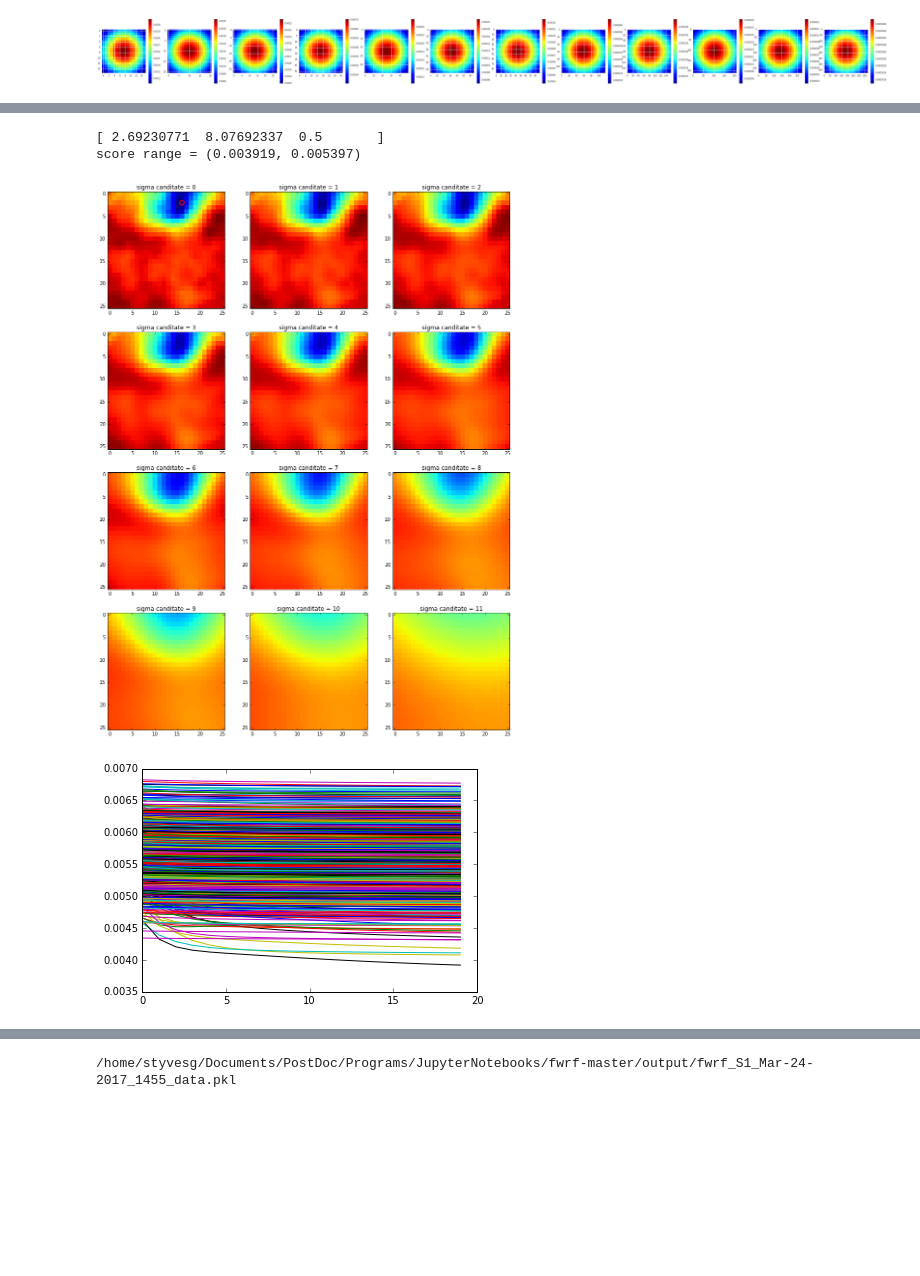
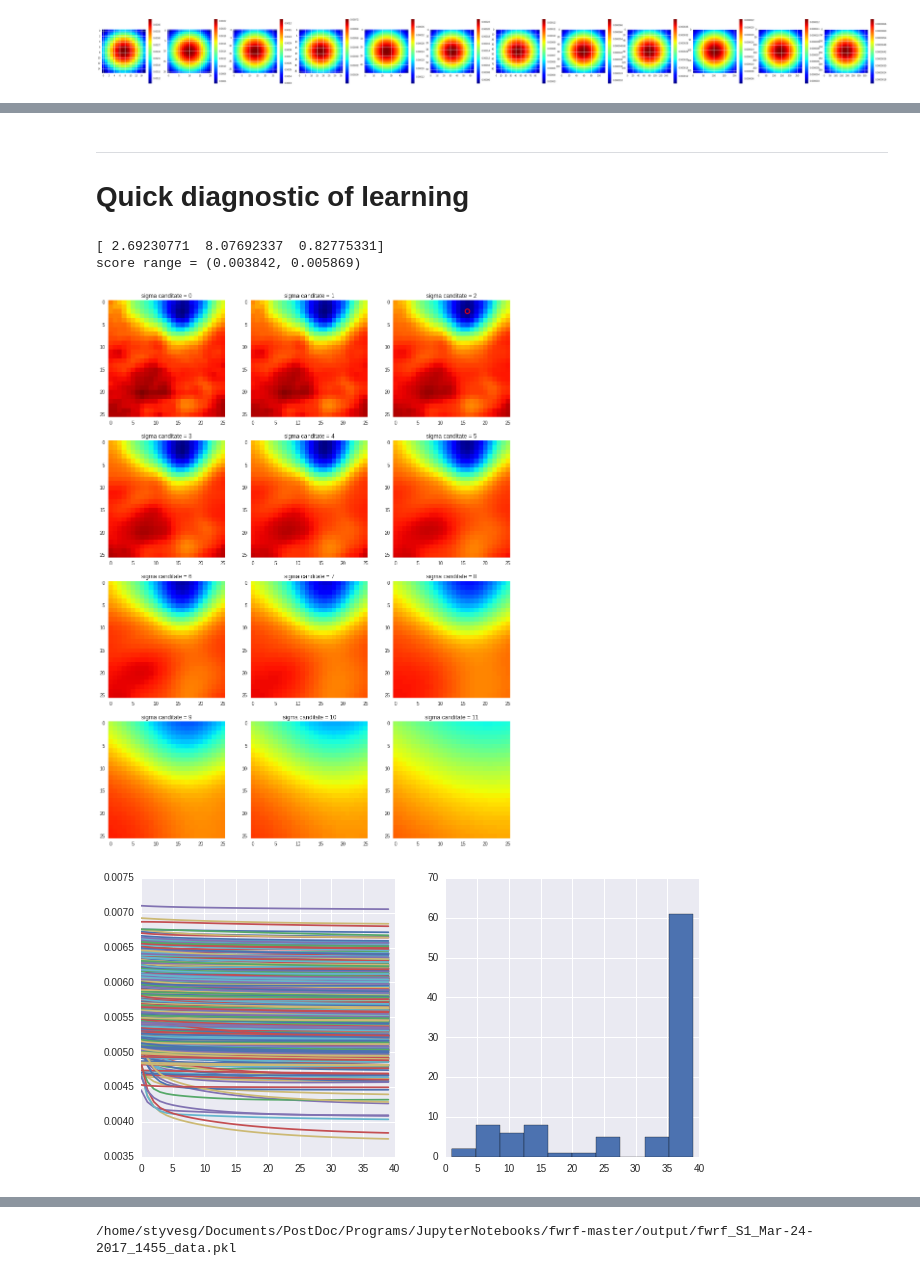
Before and after one commit to styvesg/fwrf, a Jupyter notebook: fwrf_training_gabor_model_template.ipynb, the cells around one changed output, grey strips where cells are left out. Cells and saved outputs as stored; diff of their text form; code cells hidden in the pictures; blank space fills up the shorter version.

```diff
--- a/fwrf_training_gabor_model_template.ipynb
+++ b/fwrf_training_gabor_model_template.ipynb
@@ -359,4 +344,0 @@ This model needs to be batched at different stages
-# %%
-fwrf = FWRF_model(_fmaps, fmaps_sizes, _invar, fmaps_sizes,
-    batches_p=(500, ny*nx), batches_o=(200, 1000, 2*ny*nx), batches_t=(500, 2*ny*nx),\
-    view_angle=lx, verbose=True)
@@ -402,0 +349,4 @@ val_mst_data = mst_data[trn_size:]
+# %%
+mst_data, mst_avg, mst_std = fwrf.model_space_tensor(fmaps, sharedModel_specs, nonlinearity=None, \
+                zscore=True, trn_size=trn_size, epsilon=1e-6, batches=(500, nx*ny), view_angle=lx, verbose=True, dry_run=False)
+print mst_data.shape
@@ -403,5 +384,5 @@ val_mst_data = mst_data[trn_size:]
 # %%
-val_scores, best_scores, best_epochs, best_rf_params, best_candidates, best_w_params, best_avg, best_std = fwrf.shared_model_training(\
-    trn_mst_data, trn_voxel_data, sharedModel_specs, voxelParams,\
-    val_test_size=350, lr=1e-3, l2=0., num_epochs=20, output_val_scores=-1, verbose=True, dry_run=False)
+val_scores, best_scores, best_epochs, best_candidates, best_w_params = fwrf.learn_params(
+        trn_mst_data, trn_voxel_data, voxelParams, batches=(200, 1000, 2*nx*ny), \
+        val_test_size=350, lr=1e-3, l2=0.0, num_epochs=40, output_val_scores=-1, output_val_every=1, verbose=True, dry_run=False)
 # %% [output]
@@ -432,0 +431,2 @@ _=plt.hist(best_epochs, bins=20)
+# %%
+val_pred, val_cc = fwrf.get_prediction(val_mst_data, val_voxel_data, best_candidates, best_w_params, batches=(500, 2*ny*nx))
@@ -433,16 +453,23 @@ _=plt.hist(best_epochs, bins=20)
+# %% [markdown]
+---
+# Quick diagnostic of learning
 # %%
 vidx = 566
-print best_abs_models[vidx,:]
+print best_rf_params[vidx,:]
 fig1 = display_candidate_loss(val_scores[-1,vidx,:], nx, ny, ns)
 # %% [output]
-[ 2.69230771  8.07692337  0.5       ]
-score range = (0.003919, 0.005397)
+[ 2.69230771  8.07692337  0.82775331]
+score range = (0.003842, 0.005869)
-[figure, old version]
+[figure, new version]
 # %%
+plt.figure(figsize=(10,5))
+plt.subplot(1,2,1)
 for v in range(val_scores.shape[1]):
     plt.plot(val_scores[:,v,best_candidates[v]])
+plt.subplot(1,2,2)
+_=plt.hist(best_epochs[val_cc>0.27])
 # %% [output]
-[figure, old version]
+[figure, new version]
 # %%
 plt.figure(figsize=(10,5))
 plt.subplot(1,2,1)
```
Also changed, not shown: parts of 33 cells of this notebook, 4 other files.
